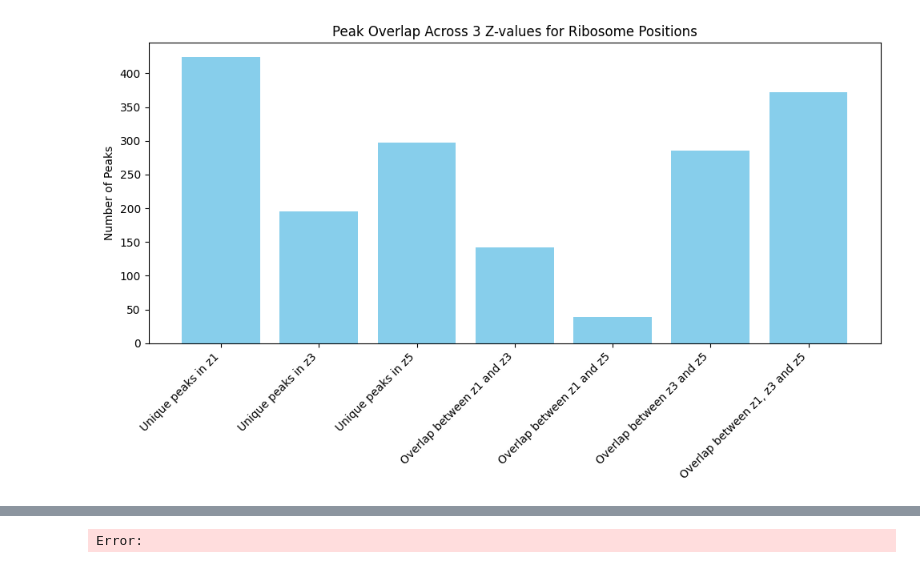
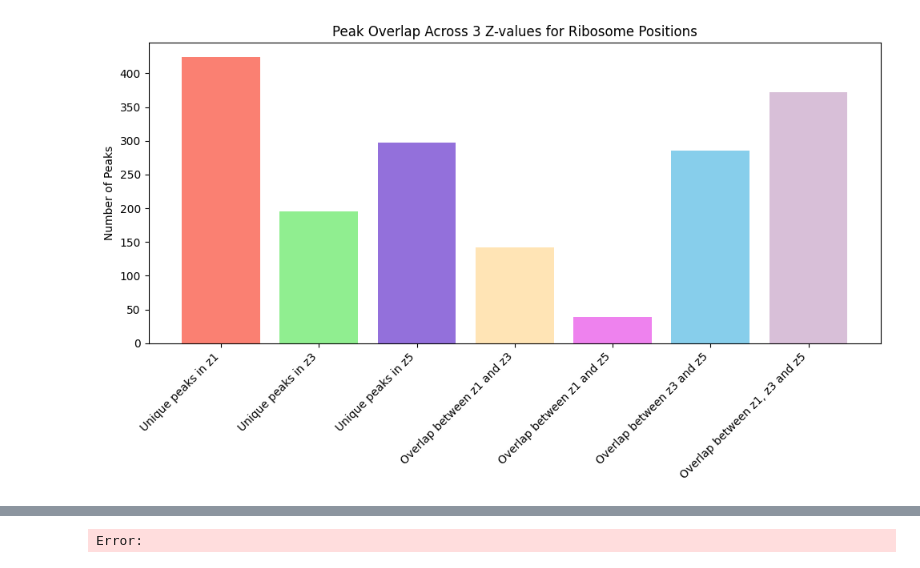
Before and after one commit to AGSav02/TBI.Project.AG, a Jupyter notebook: data_analysis_ribosome.ipynb, the cells around one changed output, grey strips where cells are left out. Drawn from its saved outputs; the diff is of its cells as text; code cells hidden in the pictures.

```diff
--- a/data_analysis_ribosome.ipynb
+++ b/data_analysis_ribosome.ipynb
@@ -1,27 +1,27 @@
 # %%
 import pandas as pd
 import matplotlib.pyplot as plt
 
 df = pd.read_csv("/scr/velara/bioinf2/TBI.Project.AG/results/results_bedtools/overlap_summary.bed", sep = "\t", header = None, names = ['transcript_id', 'start', 'end', 'num', 'files'])
 
 counts = {
     "Unique peaks in z1": len(df[df['files'] == '1']),
     "Unique peaks in z3": len(df[df['files'] == '2']),
     "Unique peaks in z5": len(df[df['files'] == '3']),
     "Overlap between z1 and z3": len(df[df['files'] == '1,2']),
     "Overlap between z1 and z5": len(df[df['files'] == '1,3']),
     "Overlap between z3 and z5": len(df[df['files'] == '2,3']),
     "Overlap between z1, z3 and z5": len(df[df['files'] == '1,2,3'])
 }
 
 plot_df = pd.DataFrame(list(counts.items()), columns = ['Category', 'Count'])
 
 plt.figure(figsize=(10,6))
-plt.bar(plot_df['Category'], plot_df['Count'], color='skyblue')
+plt.bar(plot_df['Category'], plot_df['Count'], color= ['salmon', 'lightgreen', 'mediumpurple', 'moccasin', 'violet', 'skyblue', 'thistle'])
 plt.xticks(rotation=45, ha='right')
 plt.ylabel("Number of Peaks")
 plt.title("Peak Overlap Across 3 Z-values for Ribosome Positions")
 plt.tight_layout()
 plt.show()
 # %% [output]
-[figure, old version]
+[figure, new version]
```
Also changed, not shown: parts of 7 cells of this notebook, 1 other file.
